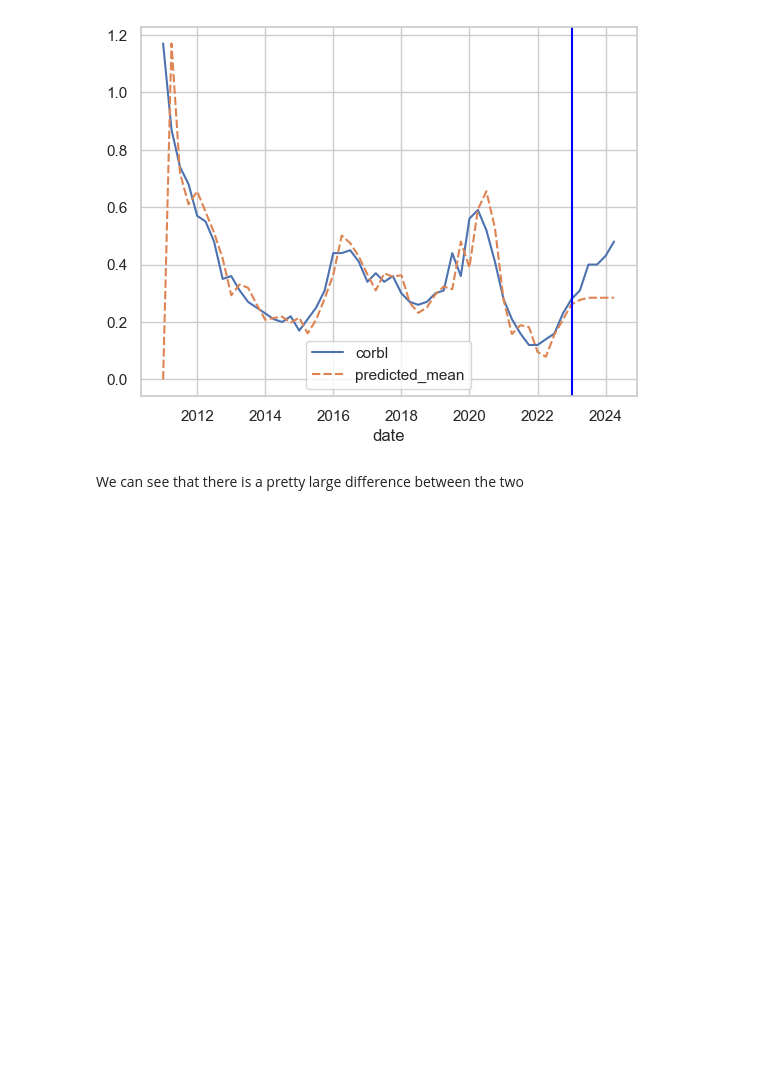
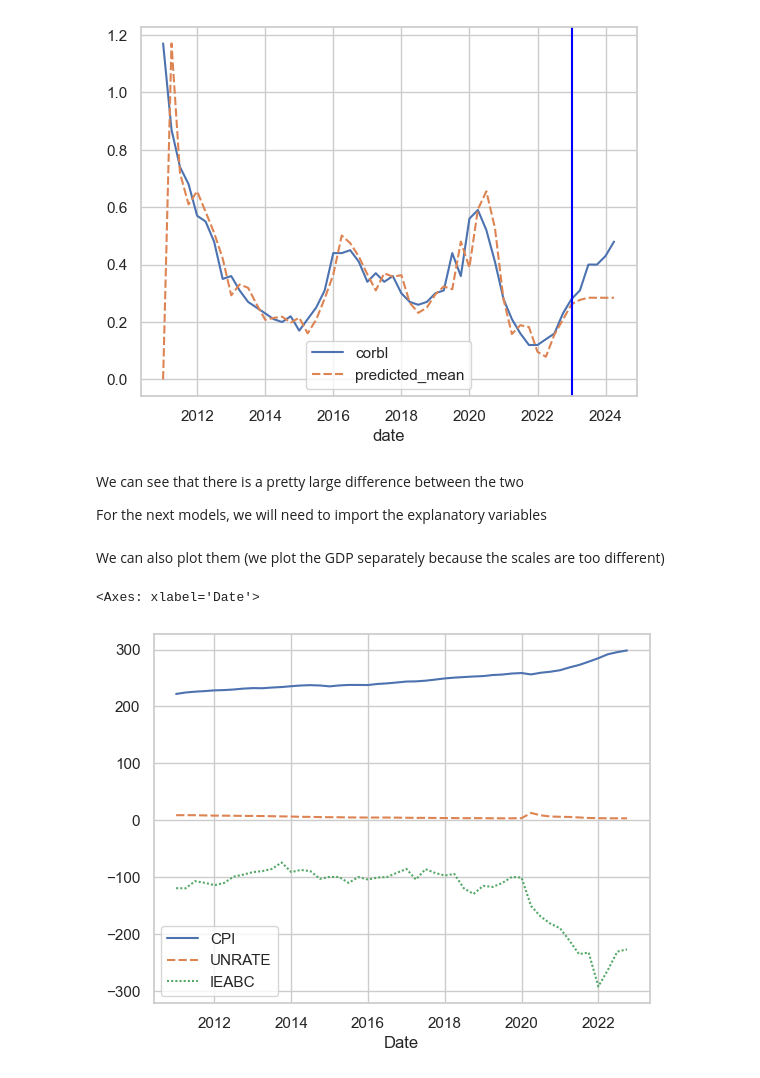
Before and after one commit to faunebl/timeseriescourse, a Jupyter notebook: ex5.ipynb, the cells around one changed output. Drawn from its saved outputs; the diff is of its cells as text; code cells hidden in the pictures; blank space fills up the shorter version.

```diff
--- a/ex5.ipynb
+++ b/ex5.ipynb
@@ -146,3 +150,40 @@ plt.axvline(date(2023,1,1), 0,1.2, color = 'blue')
 [figure]
 # %% [markdown]
 We can see that there is a pretty large difference between the two
+
+For the next models, we will need to import the explanatory variables
+# %%
+gdp = (
+    pl.read_excel(
+        r"C:\Users\faune\timeseriescourse\CORBLACBS.xls",
+        sheet_id=3
+    )
+)
+
+cpi = (
+    pl.read_excel(
+        r"C:\Users\faune\timeseriescourse\CORBLACBS.xls",
+        sheet_id=4
+    )
+)
+
+unrate = (
+    pl.read_excel(
+        r"C:\Users\faune\timeseriescourse\CORBLACBS.xls",
+        sheet_id=5
+    )
+)
+
+ieabc = (
+    pl.read_excel(
+        r"C:\Users\faune\timeseriescourse\CORBLACBS.xls",
+        sheet_id=6
+    )
+)
+# %% [markdown]
+We can also plot them (we plot the GDP separately because the scales are too different)
+# %%
+sns.lineplot(cpi.join(unrate, on = "Date").join(ieabc, on ="Date").to_pandas().set_index("Date"))
+# %% [output]
+<Axes: xlabel='Date'>
+[figure, added]
```
Also changed, not shown: parts of 45 cells of this notebook.
